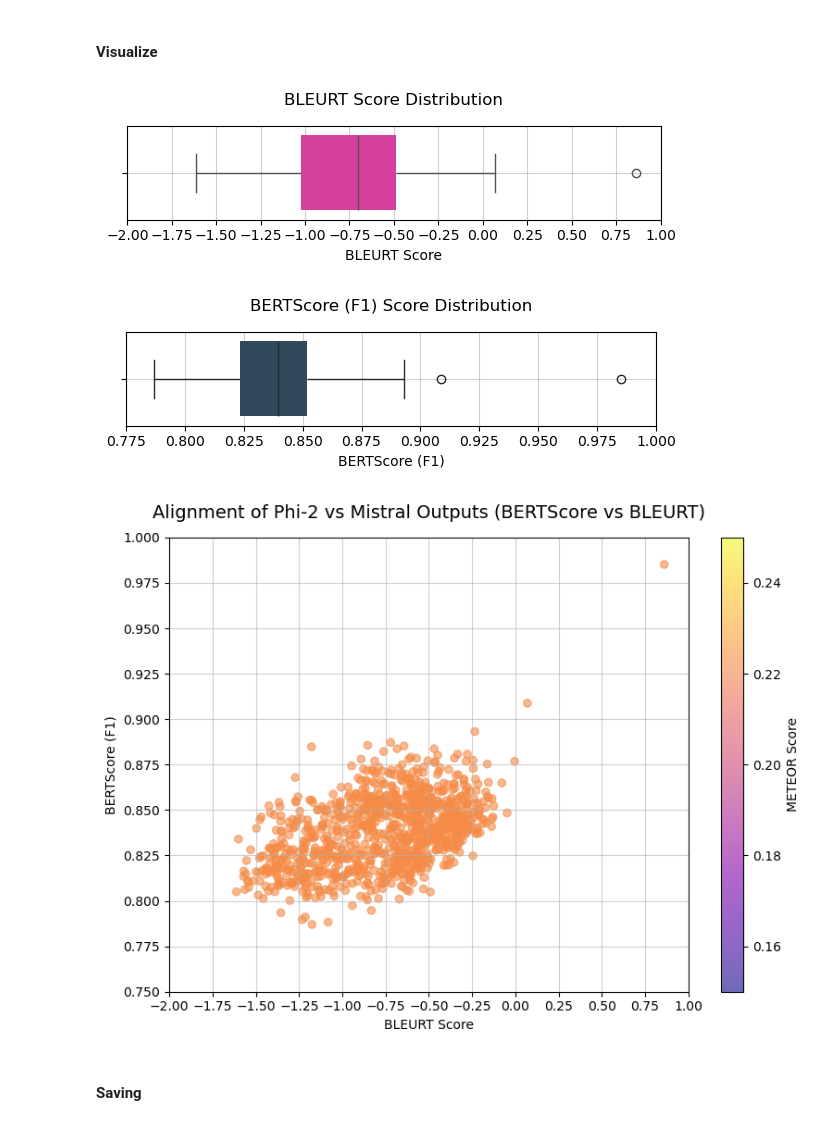
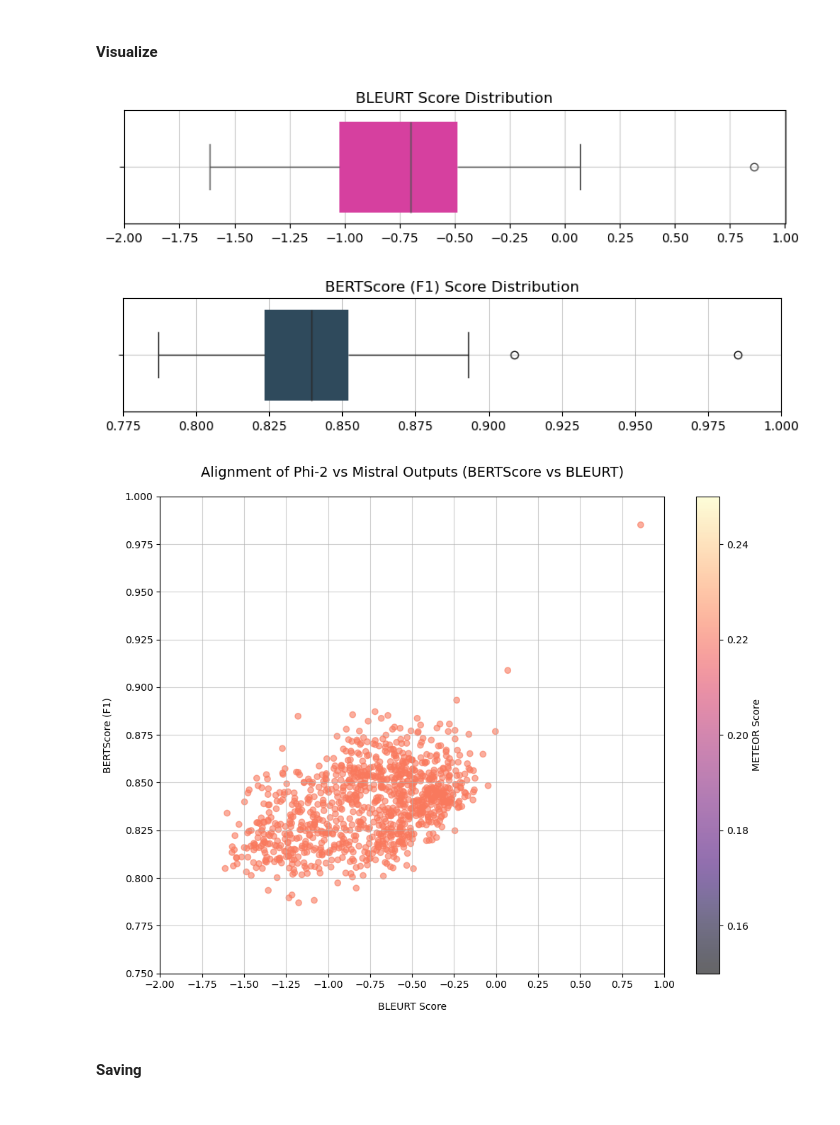
Before and after one commit to kangelamw/LLM-Project-DS, a Jupyter notebook: notebooks/3-pre-trained-model.ipynb, the cells around one changed output. Saved outputs shown, nothing was run; the diff lists cells and outputs as text; code cells hidden in the pictures.

Commit message:
Updated the visuals and numbers.

```diff
--- a/notebooks/3-pre-trained-model.ipynb
+++ b/notebooks/3-pre-trained-model.ipynb
@@ -568,6 +568,12 @@ print(summary.to_markdown())
 </span>
 # %% [markdown]
 #### Visualize
+# %%
+import pandas as pd
+import numpy as np
+import os
+
+results_df = pd.read_csv('../data/ready_for_phi-2/eval/initial_phi2_vs_mistral_scores.csv')
 # %%
 # Imports
 import matplotlib.pyplot as plt
@@ -582,29 +588,28 @@ if not os.path.exists(img_path):
 # %%
 # Boxplot: BLEURT Score Distribution
-plt.figure(figsize=(6, 2))
+plt.figure(figsize=(8, 2))
 
 sns.boxplot(x=results_df['bleurt'],
             color="#EF27A6",
             legend=False,
             boxprops={'edgecolor': 'none'})
 
 plt.title("BLEURT Score Distribution",
           fontsize=12,
-          fontweight='medium',
-          pad=15)
-plt.xlabel("BLEURT Score")
+          fontweight='medium')
+plt.xlabel(None)
 plt.xticks(np.arange(-2.0, 1.01, 0.25))
 plt.grid(True,
          alpha=0.6)
 
 plt.tight_layout()
 plt.savefig(img_path + '/bleurt_score_distribution.png')
 plt.show()
 # %% [output]
-[figure, old version]
+[figure, new version]
 # %%
 # Boxplot: BERTScore (F1) Score Distribution
-plt.figure(figsize=(6, 2))
+plt.figure(figsize=(8, 2))
 
 sns.boxplot(x=results_df['bertscore'],
             color="#284B63",
@@ -613,9 +618,8 @@ sns.boxplot(x=results_df['bertscore'],
 
 plt.title("BERTScore (F1) Score Distribution",
           fontsize=12,
-          fontweight='medium',
-          pad=15)
-plt.xlabel("BERTScore (F1)")
+          fontweight='medium')
+plt.xlabel(None)
 plt.xticks(np.arange(0.775, 1.001, 0.025))
 plt.grid(True,
          alpha=0.6)
@@ -624,16 +628,16 @@ plt.tight_layout()
 plt.savefig(img_path + '/bertscore_f1_distribution.png')
 plt.show()
 # %% [output]
-[figure, old version]
+[figure, new version]
 # %%
 # Scatterplot: Alignment of Phi-2 vs Mistral Outputs
-plt.figure(figsize=(8,6))
+plt.figure(figsize=(10,8))
 
 # Use values from the dataframe for plotting
 plt.scatter(results_df['bleurt'],
             results_df['bertscore'],
             c=results_df['meteor'],
-            cmap="plasma",
+            cmap="magma",
             alpha=0.6)
 
 # Add a color bar for METEOR scores
@@ -643,10 +647,12 @@ plt.colorbar(label="METEOR Score")
 plt.title("Alignment of Phi-2 vs Mistral Outputs (BERTScore vs BLEURT)",
           fontsize=14,
           fontweight='medium',
-          pad=15)
-plt.xlabel("BLEURT Score")
+          pad=20)
+plt.xlabel("BLEURT Score",
+           labelpad=12)
 plt.xticks(np.arange(-2.000, 1.001, 0.25))
-plt.ylabel("BERTScore (F1)")
+plt.ylabel("BERTScore (F1)",
+           labelpad=12)
 plt.yticks(np.arange(0.750, 1.001, 0.025))
 plt.clim(0.150, 0.250)
 
@@ -656,7 +662,7 @@ plt.tight_layout()
 plt.savefig(img_path + '/phi-2_vs_mistral_alignment.png')
 plt.show()
 # %% [output]
-[figure, old version]
+[figure, new version]
 # %% [markdown]
 #### Saving
 # %%
```
Also changed, not shown: parts of 2 cells of this notebook, 12 other files.
